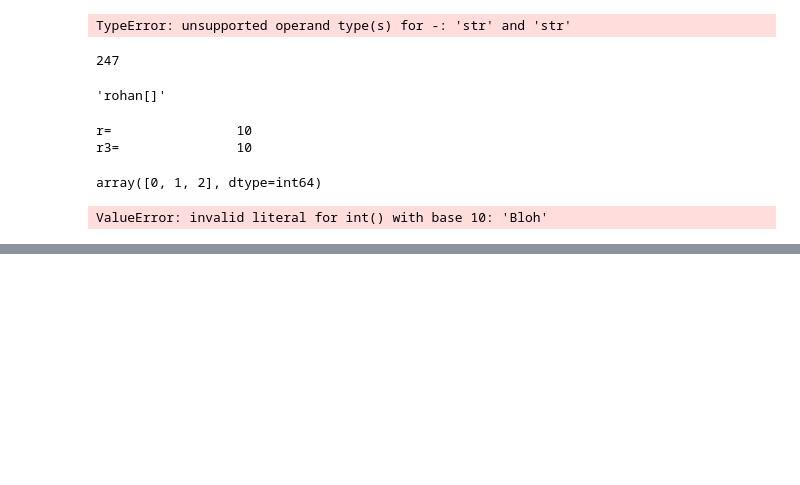
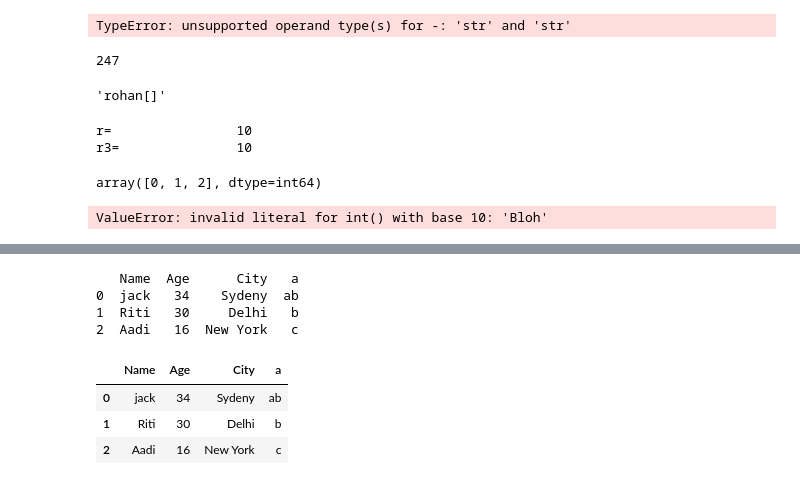
Before and after one commit to archit1998/Thapovan2, a Jupyter notebook: team2.ipynb, the cells around one changed output, grey strips where cells are left out. Cells and saved outputs as stored; diff of their text form; code cells hidden in the pictures; blank space fills up the shorter version.

```diff
--- a/team2.ipynb
+++ b/team2.ipynb
@@ -1121,4 +1195,4 @@ i[0] = "Bloh"
 # %% [output]
 ValueError: invalid literal for int() with base 10: 'Bloh'
 # %%
-dfObj.set_index('a')
+dfObj=dfObj.set_index('a')
@@ -1132,0 +1209,14 @@ a =['ab','b','c']
+# %%
+print(dfObj)
+# %% [output]
+   Name  Age      City   a
+0  jack   34    Sydeny  ab
+1  Riti   30     Delhi   b
+2  Aadi   16  New York   c
+# %%
+display(HTML(dfObj.to_html()))
+# %% [output]
+|  | Name | Age | City | a |
+| 0 | jack | 34 | Sydeny | ab |
+| 1 | Riti | 30 | Delhi | b |
+| 2 | Aadi | 16 | New York | c |
```
Also changed, not shown: parts of 6 cells of this notebook.
